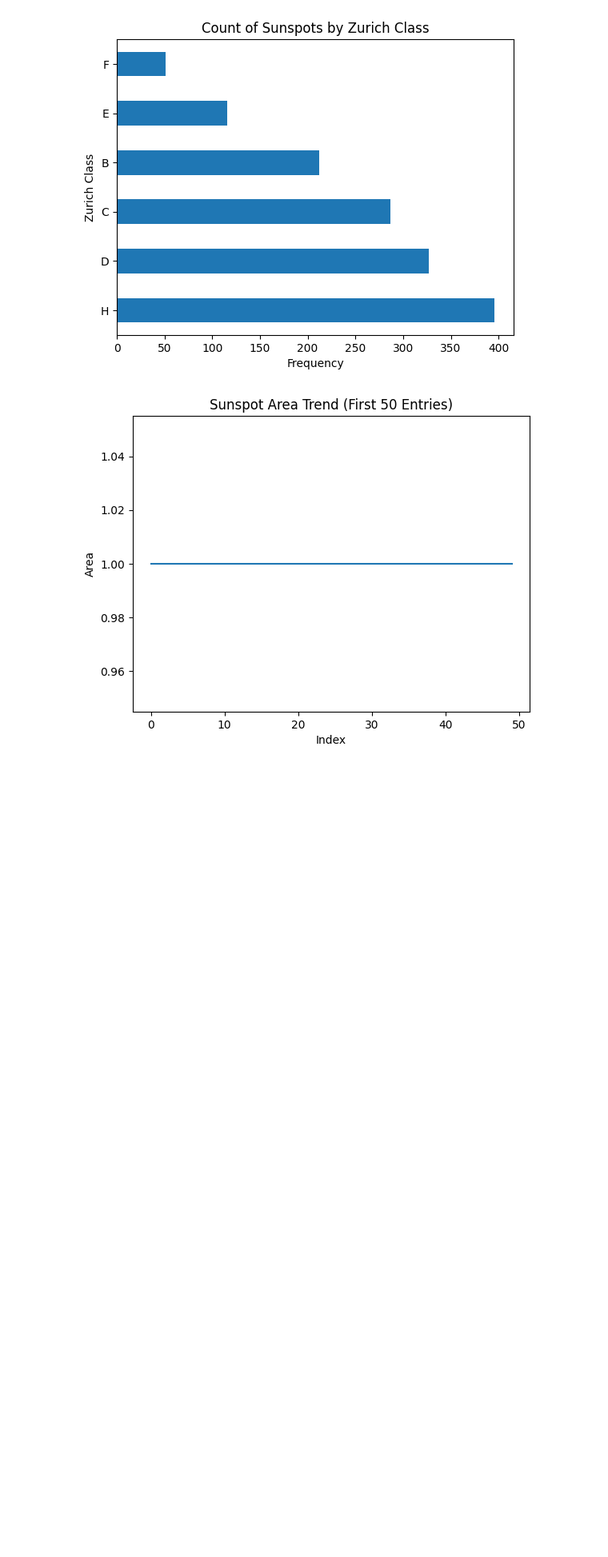
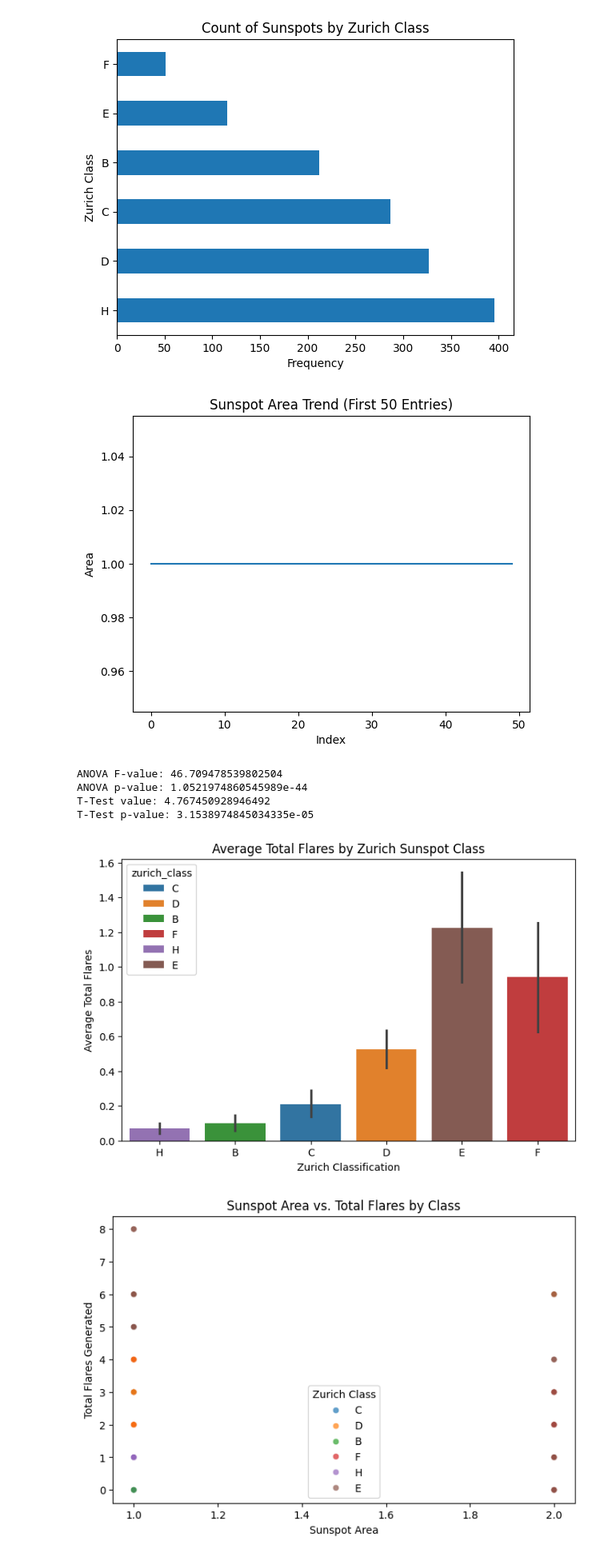
Before and after one commit to Anisa-Tanjim/Solar-Flares, a Jupyter notebook: Solar_Flares_RESEARCH_[ANISA_TANJIM].ipynb, the cells around one changed output. Shown at 80% size. Cells and saved outputs as stored; diff of their text form; code cells hidden in the pictures; blank space fills up the shorter version.

Commit message:
New Hypothesis testing

```diff
--- a/Solar_Flares_RESEARCH_[ANISA_TANJIM].ipynb
+++ b/Solar_Flares_RESEARCH_[ANISA_TANJIM].ipynb
@@ -159,3 +172,80 @@ plt.ylabel('Area')
 plt.show()
 # %% [output]
 [figure]
+# %%
+import matplotlib.pyplot as plt
+import pandas as pd
+import scipy.stats as stats
+import seaborn as sns
+
+# 1. data
+df = pd.read_csv("solar_flares.csv")
+df["total_flares"] = (
+    df["c_class_flares"] + df["m_class_flares"] + df["x_class_flares"]
+)
+
+# 2. run hypothesis test #1 (ANOVA)
+class_h = df[df["zurich_class"] == "H"]["total_flares"]
+class_b = df[df["zurich_class"] == "B"]["total_flares"]
+class_c = df[df["zurich_class"] == "C"]["total_flares"]
+class_d = df[df["zurich_class"] == "D"]["total_flares"]
+class_e = df[df["zurich_class"] == "E"]["total_flares"]
+class_f = df[df["zurich_class"] == "F"]["total_flares"]
+
+f_val, p_val_anova = stats.f_oneway(
+    class_h, class_b, class_c, class_d, class_e, class_f
+)
+print("ANOVA F-value:", f_val)
+print("ANOVA p-value:", p_val_anova)
+
+# 3. run hypothesis Test #2 (T-test for area size)
+median_area = df["area"].median()
+low_area = df[df["area"] <= median_area]["total_flares"]
+high_area = df[df["area"] > median_area]["total_flares"]
+t_val, p_val_t = stats.ttest_ind(high_area, low_area, equal_var=False)
+print("T-Test value:", t_val)
+print("T-Test p-value:", p_val_t)
+
+# GRAPH 1: Average Total Flares by Zurich Class
+plt.figure(figsize=(8, 5))
+sns.barplot(
+    x="zurich_class",
+    y="total_flares",
+    hue="zurich_class",
+    data=df,
+    order=["H", "B", "C", "D", "E", "F"],
+    legend=True,
+)
+plt.title("Average Total Flares by Zurich Sunspot Class")
+plt.xlabel("Zurich Classification")
+plt.ylabel("Average Total Flares")
+plt.savefig("avg_flares_by_class.png")
+plt.show()
+
+
+# GRAPH 2:
+plt.figure(figsize=(8, 5))
+sns.scatterplot(
+    x="area",
+    y="total_flares",
+    hue="zurich_class",
+    data=df,
+    alpha=0.7,
+)
+plt.title("Sunspot Area vs. Total Flares by Class")
+plt.xlabel("Sunspot Area")
+plt.ylabel("Total Flares Generated")
+plt.legend(title="Zurich Class")
+plt.savefig("area_vs_flares.png")
+plt.show()
+
+#GRAPH 1:
+#The Lines on the bargraphs display the variety of that specific Zurich Class (consistency in flare counts)
+# --> complex classifications (like E and F) have much higher average flare frequencies than simple classifications (like H and B).
+# %% [output]
+ANOVA F-value: 46.709478539802504
+ANOVA p-value: 1.0521974860545989e-44
+T-Test value: 4.767450928946492
+T-Test p-value: 3.1538974845034335e-05
+[figure, added]
+[figure, added]
```
Also changed, not shown: parts of 3 cells of this notebook.
